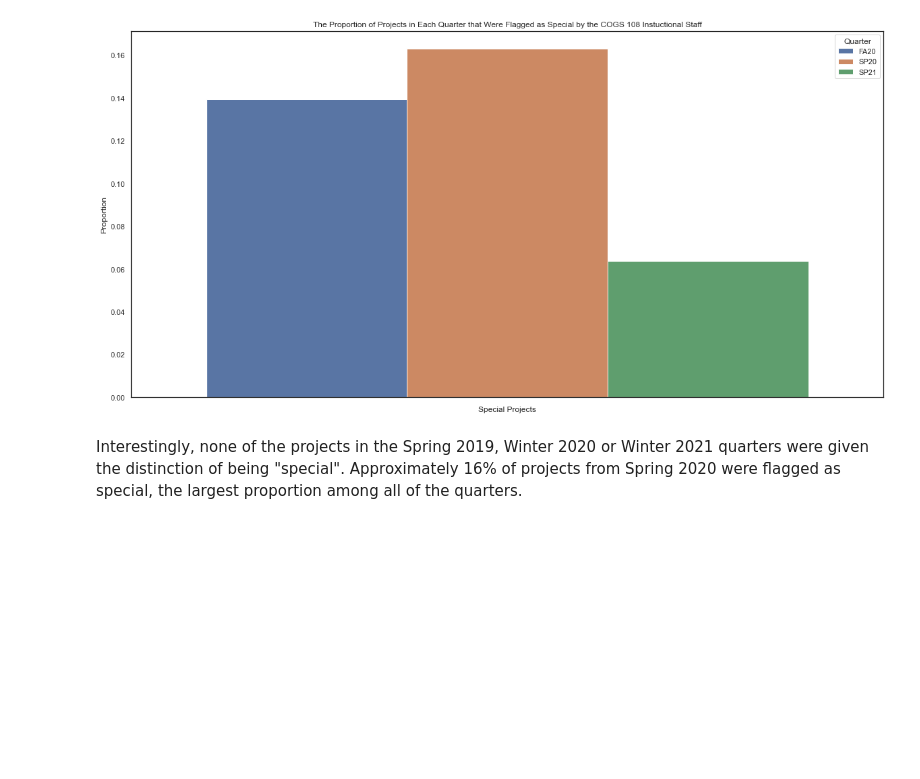
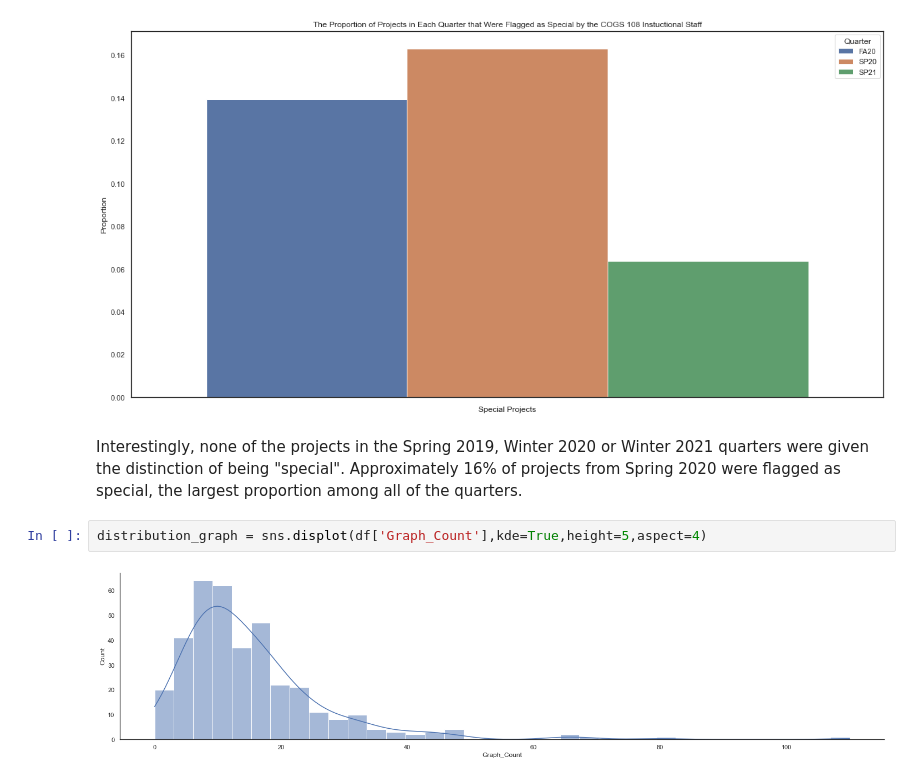
Before and after one commit to jchung01/COGS108-Project-Copy, a Jupyter notebook: EDACheckpointGroup096-Fa21.ipynb, the cells around one changed output. Saved outputs shown, nothing was run; the diff lists cells and outputs as text; blank space fills up the shorter version.

Commit message:
added distribution graphs/regression

```diff
--- a/EDACheckpointGroup096-Fa21.ipynb
+++ b/EDACheckpointGroup096-Fa21.ipynb
@@ -247,3 +247,7 @@ prop_plot = sns.barplot(x = 'Special', y = 'Proportion', hue = 'Quarter', data =
 [figure]
 # %% [markdown]
 Interestingly, none of the projects in the Spring 2019, Winter 2020 or Winter 2021 quarters were given the distinction of being "special". Approximately 16% of projects from Spring 2020 were flagged as special, the largest proportion among all of the quarters.
+# %%
+distribution_graph = sns.displot(df['Graph_Count'],kde=True,height=5,aspect=4)
+# %% [output]
+[figure, added]
```
Also changed, not shown: parts of 12 cells of this notebook.
